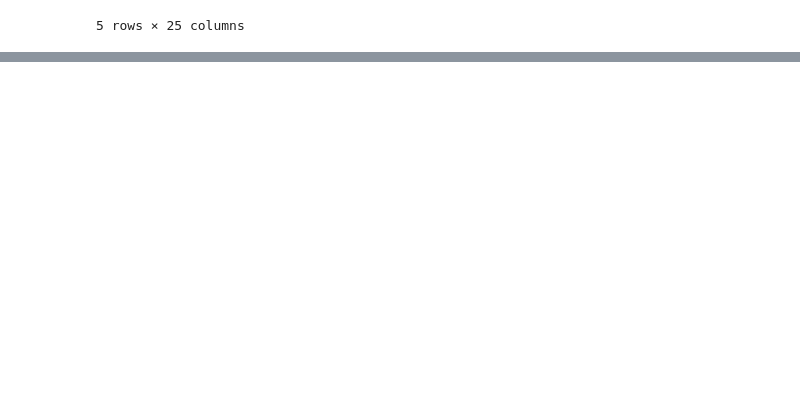
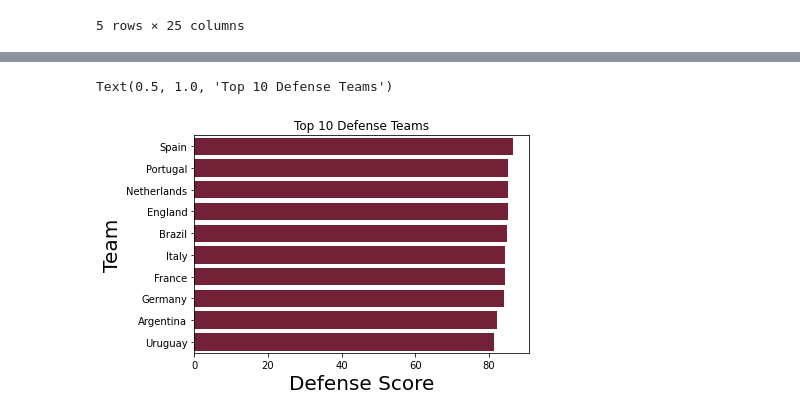
Before and after one commit to ahmaddroobi99/WordCup2022_WinnerPrediction_ML, a Jupyter notebook: Jupter notebooks/QatarWordCup_EDA_V2.ipynb, the cells around one changed output, grey strips where cells are left out. Drawn from its saved outputs; the diff is of its cells as text; code cells hidden in the pictures; blank space fills up the shorter version.

```diff
--- a/Jupter notebooks/QatarWordCup_EDA_V2.ipynb
+++ b/Jupter notebooks/QatarWordCup_EDA_V2.ipynb
@@ -23,0 +179,9 @@ df.tail()
+# %%
+fifa_defense = df[['date', 'home_team', 'away_team', 'home_team_mean_defense_score', 'away_team_mean_defense_score']]
+home = fifa_defense[['date', 'home_team', 'home_team_mean_defense_score']].rename(columns={"home_team":"team", "home_team_mean_defense_score":"defense_score"})
+away = fifa_defense[['date', 'away_team', 'away_team_mean_defense_score']].rename(columns={"away_team":"team", "away_team_mean_defense_score":"defense_score"})
+fifa_defense = pd.concat([home, away])
+fifa_defense = fifa_defense.sort_values(['date', 'team'],ascending=[False, True])
+last_defense = fifa_defense
+fifa_defense_top10 = fifa_defense.groupby('team').first().sort_values('defense_score', ascending = False)[0:10].reset_index()
+fifa_defense_top10
@@ -23,0 +200,8 @@ df.tail()
+# %%
+sns.barplot(data = fifa_defense_top10, x='defense_score', y='team', color="#7F1431")
+plt.xlabel('Defense Score', size = 20)
+plt.ylabel('Team', size = 20)
+plt.title("Top 10 Defense Teams")
+# %% [output]
+Text(0.5, 1.0, 'Top 10 Defense Teams')
+[figure, added]
```
Also changed, not shown: parts of 53 cells of this notebook.
